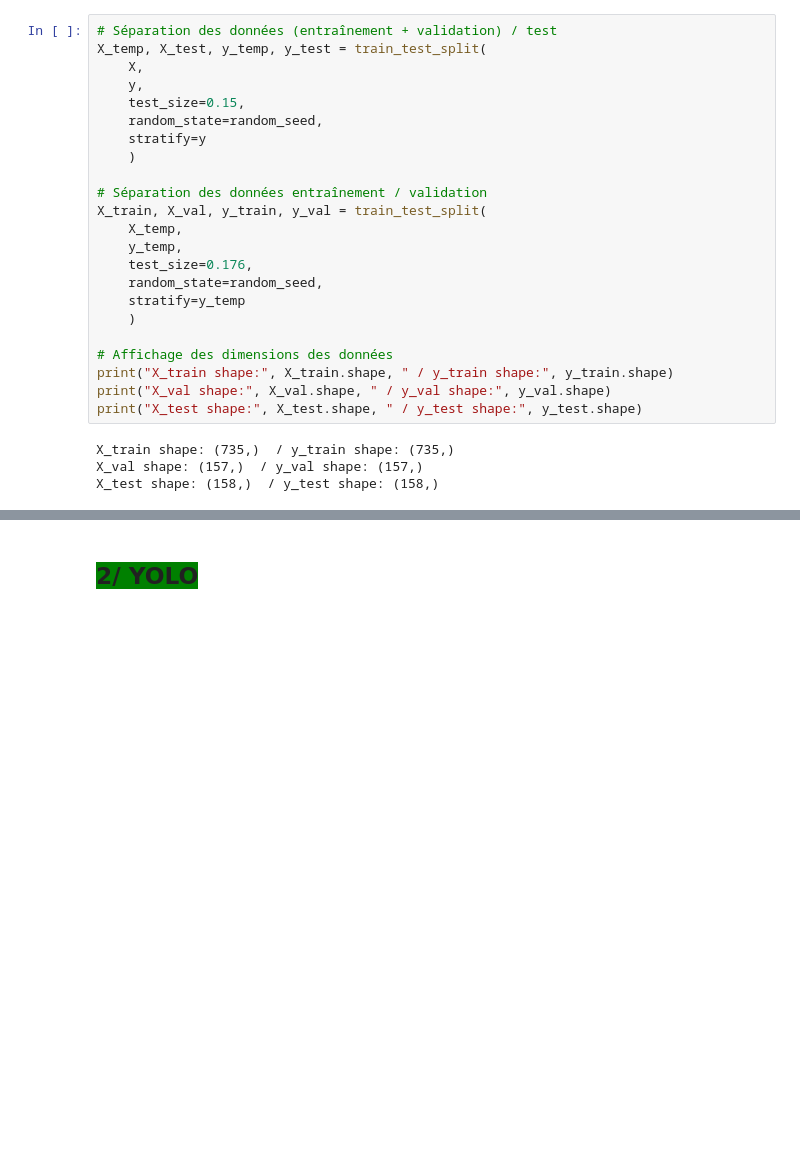
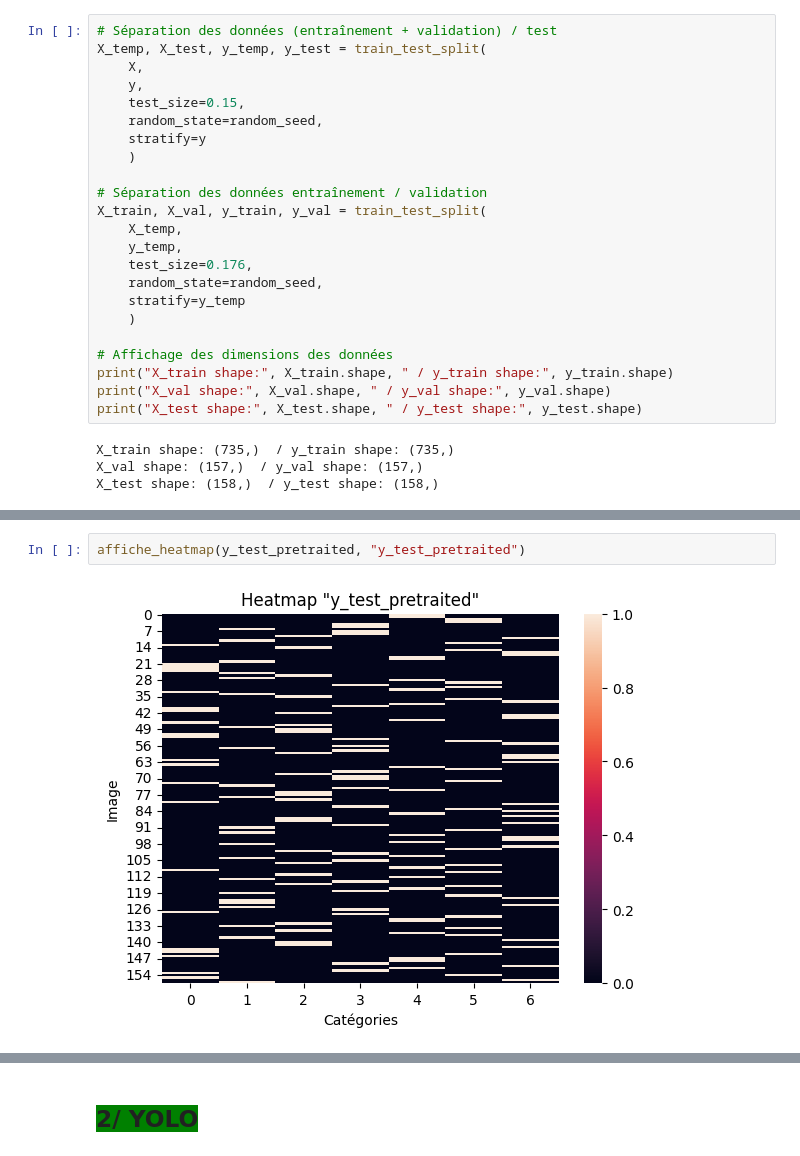
Before and after one commit to pierrickBERTHE/PB8-Dashboard_et_POC, a Jupyter notebook: berthe_pierrick_2_notebook_veille_042024.ipynb, the cells around one changed output, grey strips where cells are left out. Saved outputs shown, nothing was run; the diff lists cells and outputs as text; blank space fills up the shorter version.

```diff
--- a/berthe_pierrick_2_notebook_veille_042024.ipynb
+++ b/berthe_pierrick_2_notebook_veille_042024.ipynb
@@ -449,0 +565,4 @@ X_test shape: (158,)  / y_test shape: (158,)
+# %%
+affiche_heatmap(y_test_pretraited, "y_test_pretraited")
+# %% [output]
+[figure, added]
```
Also changed, not shown: parts of 26 cells of this notebook, 2 other files.
